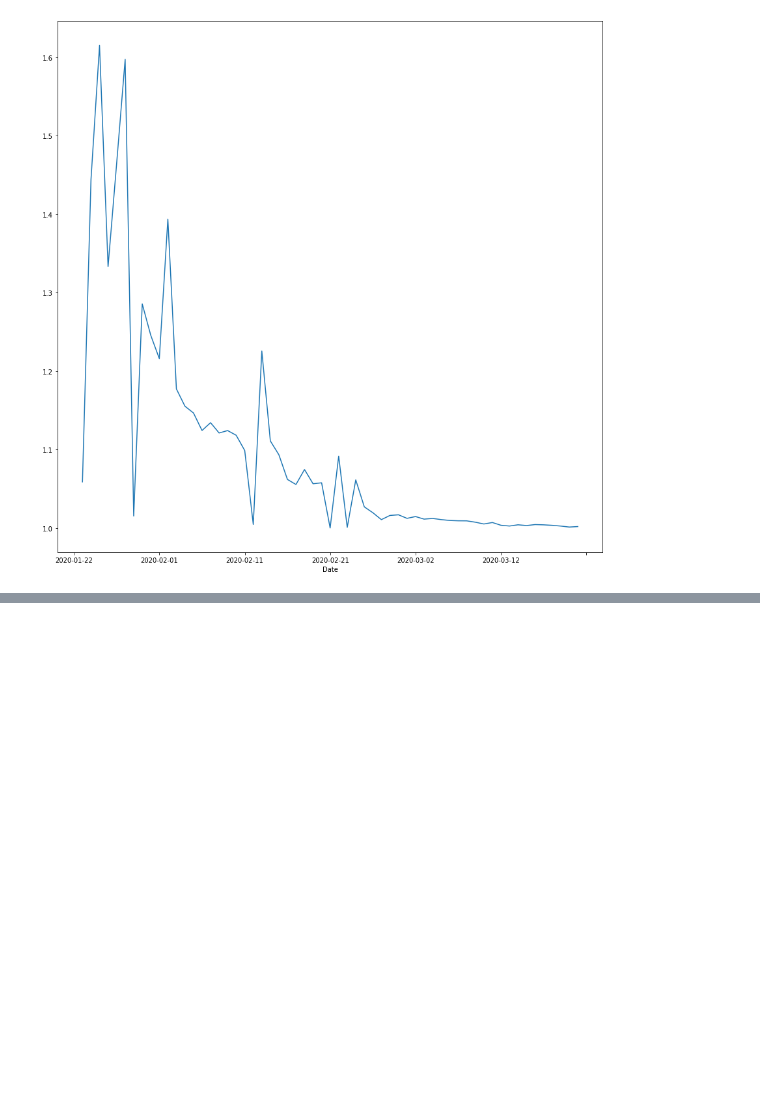
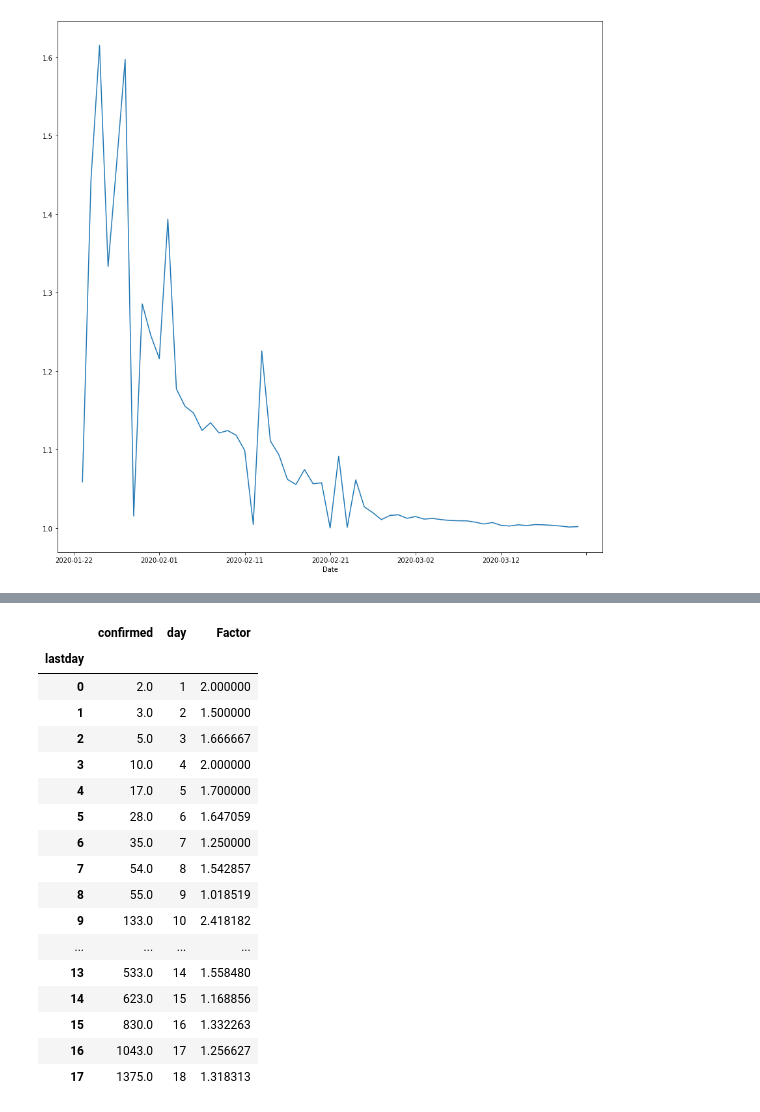
Before and after one commit to nopaixx/covid19, a Jupyter notebook: Covid19 deaths.ipynb, the cells around one changed output, grey strips where cells are left out. Drawn from its saved outputs; the diff is of its cells as text; code cells hidden in the pictures; blank space fills up the shorter version.

```diff
--- a/Covid19 deaths.ipynb
+++ b/Covid19 deaths.ipynb
@@ -198,0 +227,21 @@ china_cases['Factor'][:].plot(figsize=(15,15))
+# %%
+spain_deaths
+# %% [output]
+|  | confirmed | day | Factor |
+| lastday |  |  |  |
+| 0 | 2.0 | 1 | 2.000000 |
+| 1 | 3.0 | 2 | 1.500000 |
+| 2 | 5.0 | 3 | 1.666667 |
+| 3 | 10.0 | 4 | 2.000000 |
+| 4 | 17.0 | 5 | 1.700000 |
+| 5 | 28.0 | 6 | 1.647059 |
+| 6 | 35.0 | 7 | 1.250000 |
+| 7 | 54.0 | 8 | 1.542857 |
+| 8 | 55.0 | 9 | 1.018519 |
+| 9 | 133.0 | 10 | 2.418182 |
+| ... | ... | ... | ... |
+| 13 | 533.0 | 14 | 1.558480 |
+| 14 | 623.0 | 15 | 1.168856 |
+| 15 | 830.0 | 16 | 1.332263 |
+| 16 | 1043.0 | 17 | 1.256627 |
+| 17 | 1375.0 | 18 | 1.318313 |
```
Also changed, not shown: parts of 7 cells of this notebook, 1 other file.
